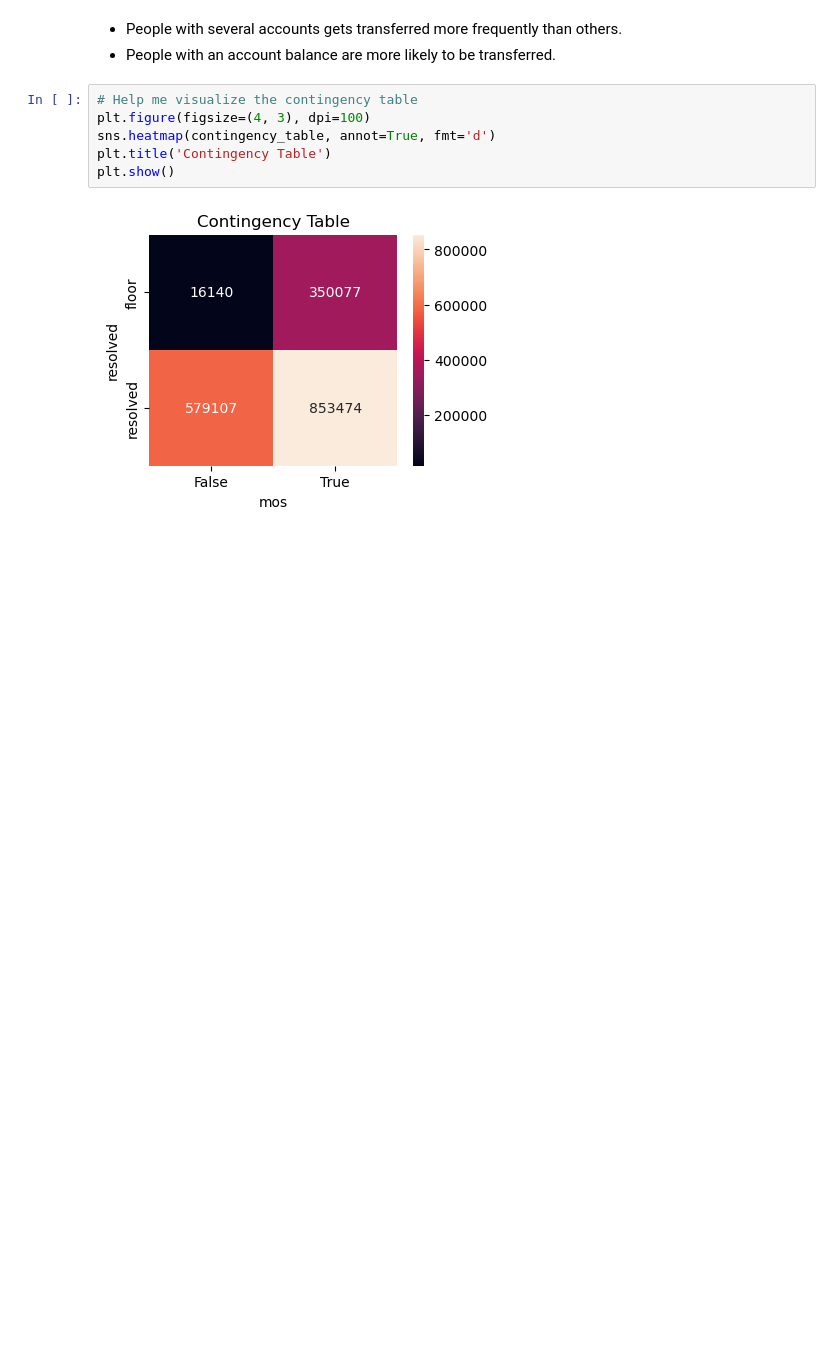
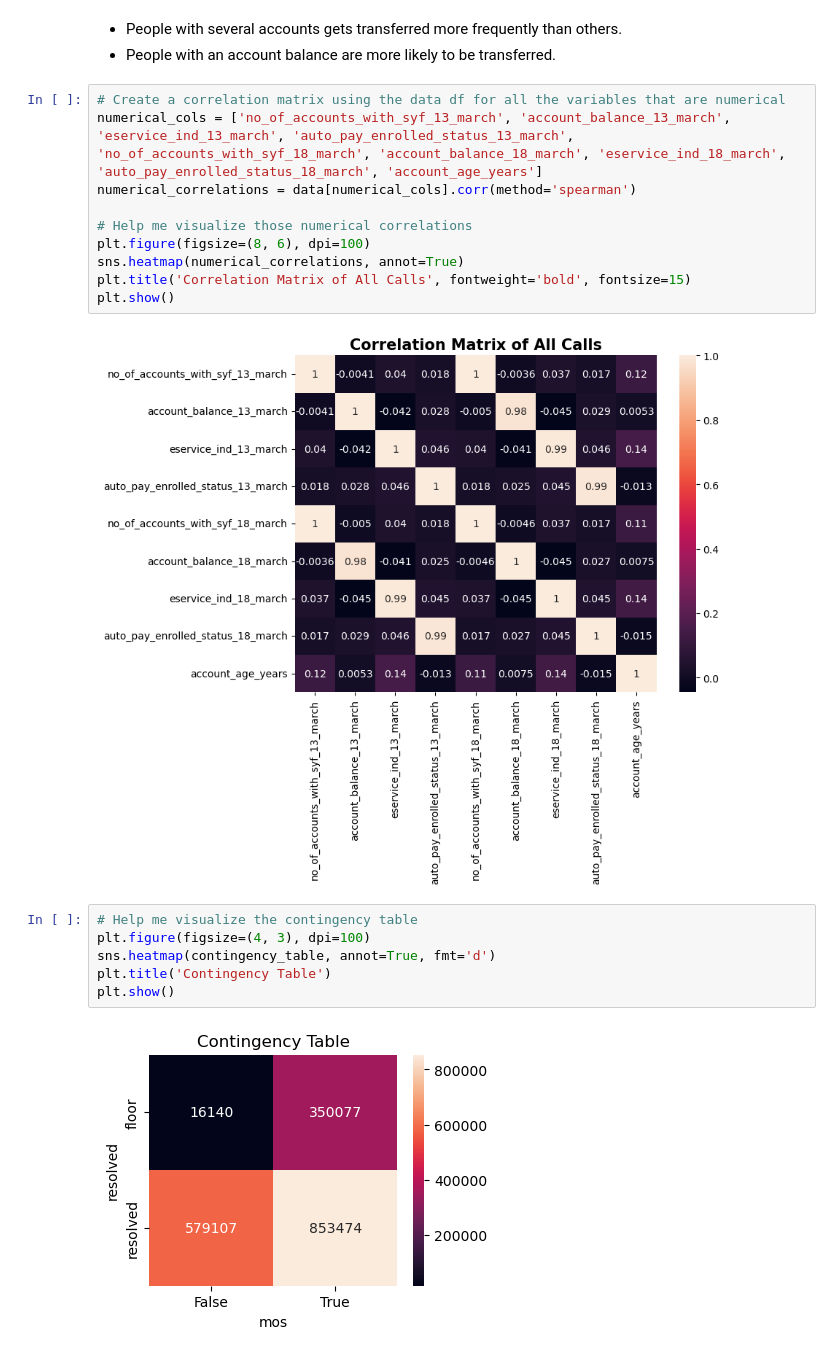
Before and after one commit to Johann-Cardenas/Datathon-2024, a Jupyter notebook: EDA.ipynb, the cells around one changed output. Saved outputs shown, nothing was run; the diff lists cells and outputs as text; blank space fills up the shorter version.

```diff
--- a/EDA.ipynb
+++ b/EDA.ipynb
@@ -189,6 +184,18 @@ plt.show()
 # %% [markdown]
 - People with several accounts gets transferred more frequently than others.
 - People with an account balance are more likely to be transferred.
+# %%
+# Create a correlation matrix using the data df for all the variables that are numerical
+numerical_cols = ['no_of_accounts_with_syf_13_march', 'account_balance_13_march', 'eservice_ind_13_march', 'auto_pay_enrolled_status_13_march', 'no_of_accounts_with_syf_18_march', 'account_balance_18_march', 'eservice_ind_18_march', 'auto_pay_enrolled_status_18_march', 'account_age_years']
+numerical_correlations = data[numerical_cols].corr(method='spearman')
+
+# Help me visualize those numerical correlations
+plt.figure(figsize=(8, 6), dpi=100)
+sns.heatmap(numerical_correlations, annot=True)
+plt.title('Correlation Matrix of All Calls', fontweight='bold', fontsize=15)
+plt.show()
+# %% [output]
+[figure, added]
 # %%
 # Help me visualize the contingency table
 plt.figure(figsize=(4, 3), dpi=100)
```
Also changed, not shown: parts of 24 cells of this notebook, 2 other files.
